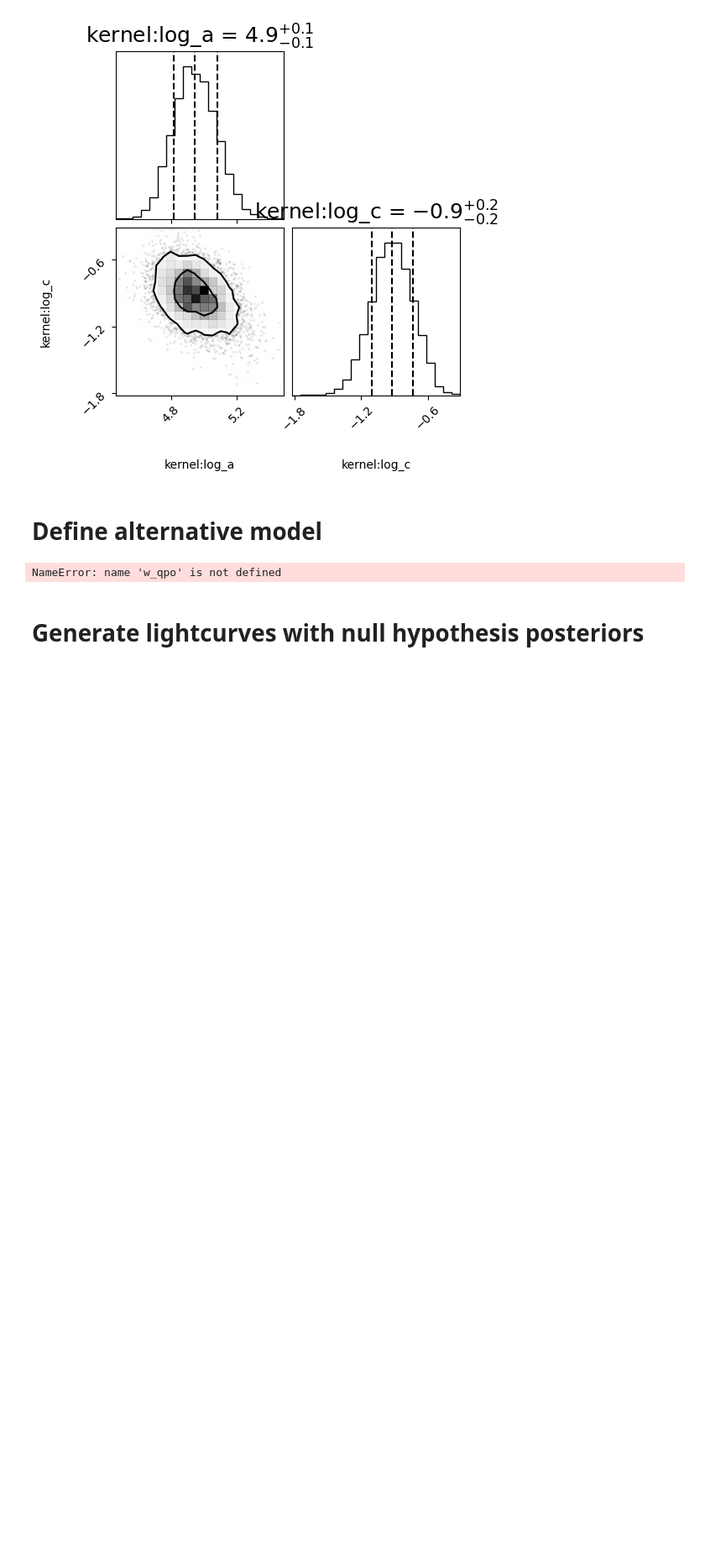
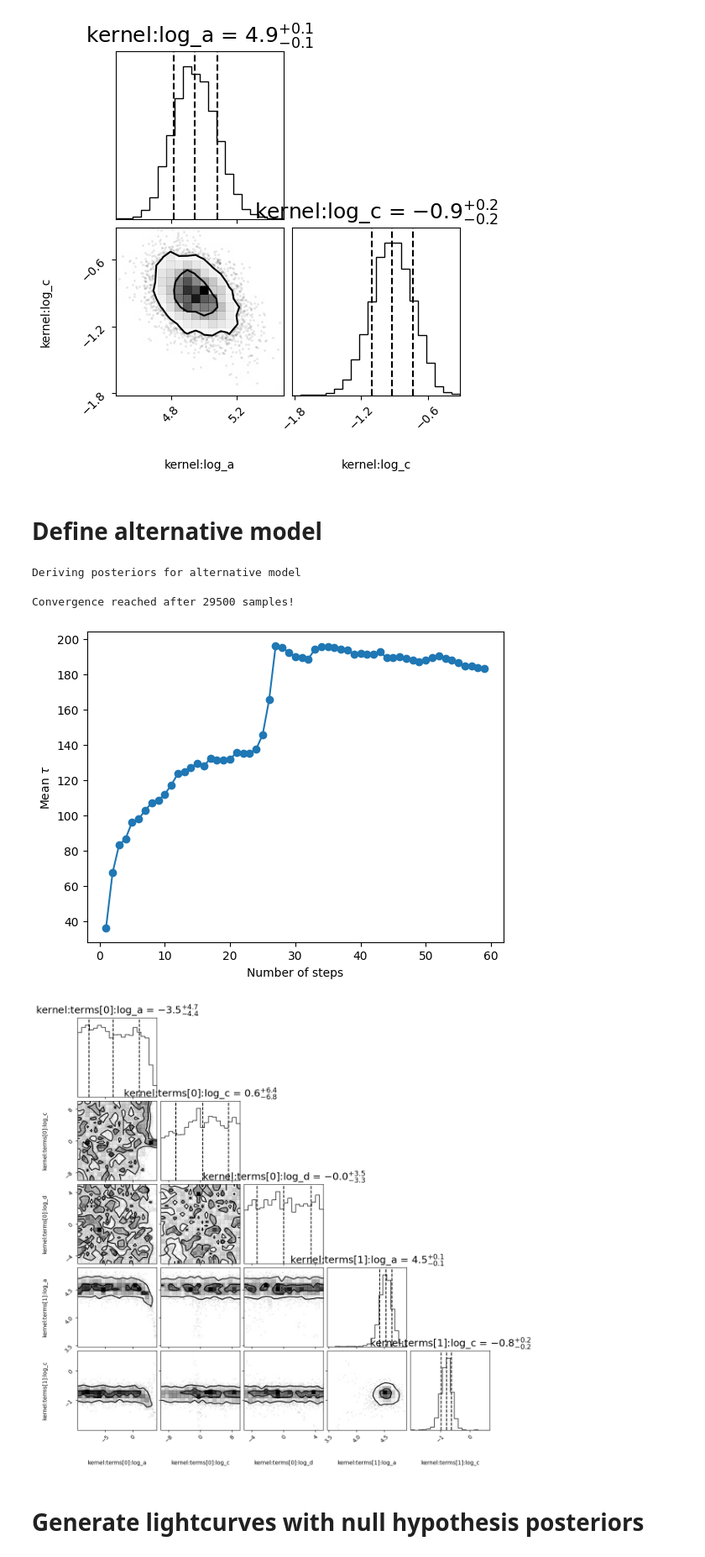
Before and after one commit to andresgur/mind_the_gaps, a Jupyter notebook: notebooks/tutorial_ppp.ipynb, the cells around one changed output. Shown at 84% size. Cells and saved outputs as stored; diff of their text form; code cells hidden in the pictures; blank space fills up the shorter version.

```diff
--- a/notebooks/tutorial_ppp.ipynb
+++ b/notebooks/tutorial_ppp.ipynb
@@ -270,35 +269,38 @@ alternative_spec = KernelSpec(
         terms=[
             KernelTermSpec(
                 term_class=celerite.terms.ComplexTerm,
                 parameters={
                     "log_a": KernelParameterSpec(
-                        value=log_variance_qpo, bounds=(-10, 50)
+                        value=np.log(variance_qpo), bounds=(-10, 50)
                     ),
                     "log_c": KernelParameterSpec(value=log_c, bounds=(-10, 10)),
                     "log_d": KernelParameterSpec(value=log_d, bounds=(-5, 5)),
                 },
             ),
             KernelTermSpec(
                 term_class=celerite.terms.RealTerm,
                 parameters={
                     "log_a": KernelParameterSpec(
                         value=np.log(variance_drw), bounds=(-10, 50)
                     ),
                     "log_c": KernelParameterSpec(
                         value=np.log(w_bend), bounds=(-10, 10)
                     ),
                 },
             ),
         ],
     )
 alternative_model = GPModelling(lightcurve=input_lc, kernel_spec=alternative_spec, fit_mean=False)
 print("Deriving posteriors for alternative model")
 alternative_model.derive_posteriors(max_steps=50000, fit=True, cores=cpus)
 
 alternative_model.plot_autocorrelation()
 alternative_model.corner_plot_samples()
 # %% [output]
-NameError: name 'w_qpo' is not defined
+Deriving posteriors for alternative model
+Convergence reached after 29500 samples!
+[figure, added]
+[figure, added]
 # %% [markdown]
 # Generate lightcurves with null hypothesis posteriors
 # %%
```
Also changed, not shown: parts of 1 cell of this notebook, 7 other files.
